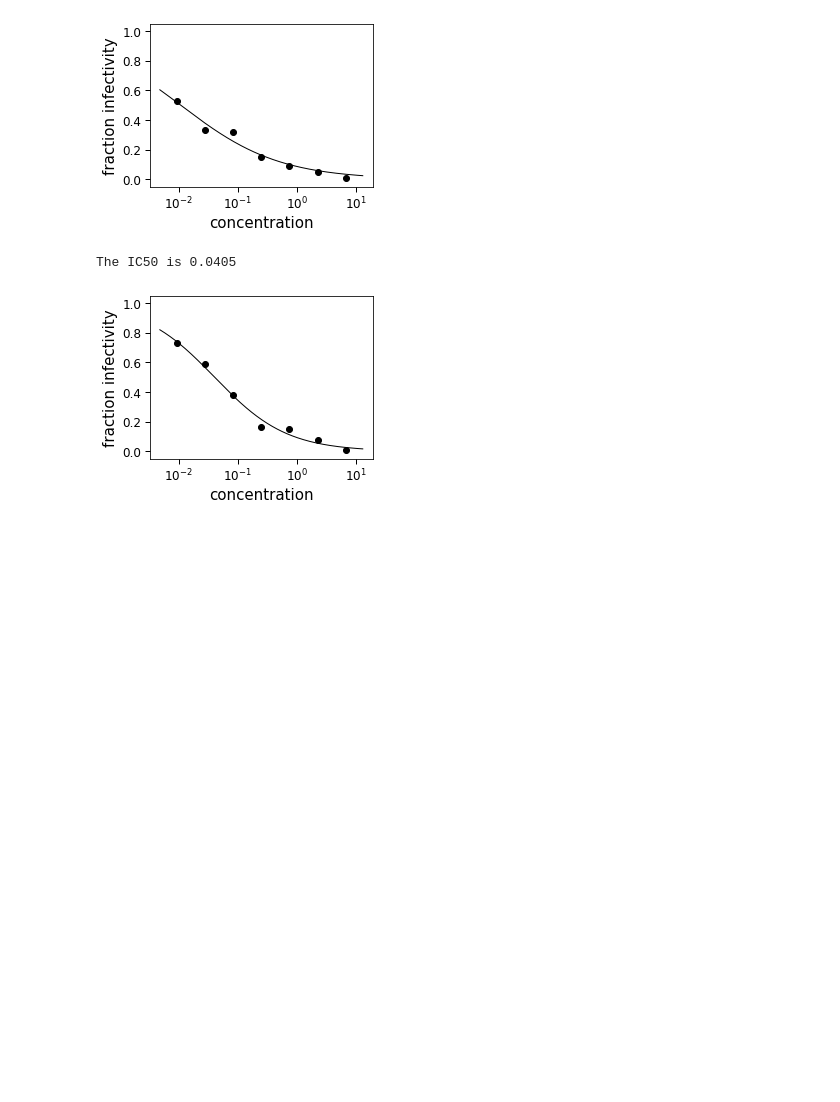
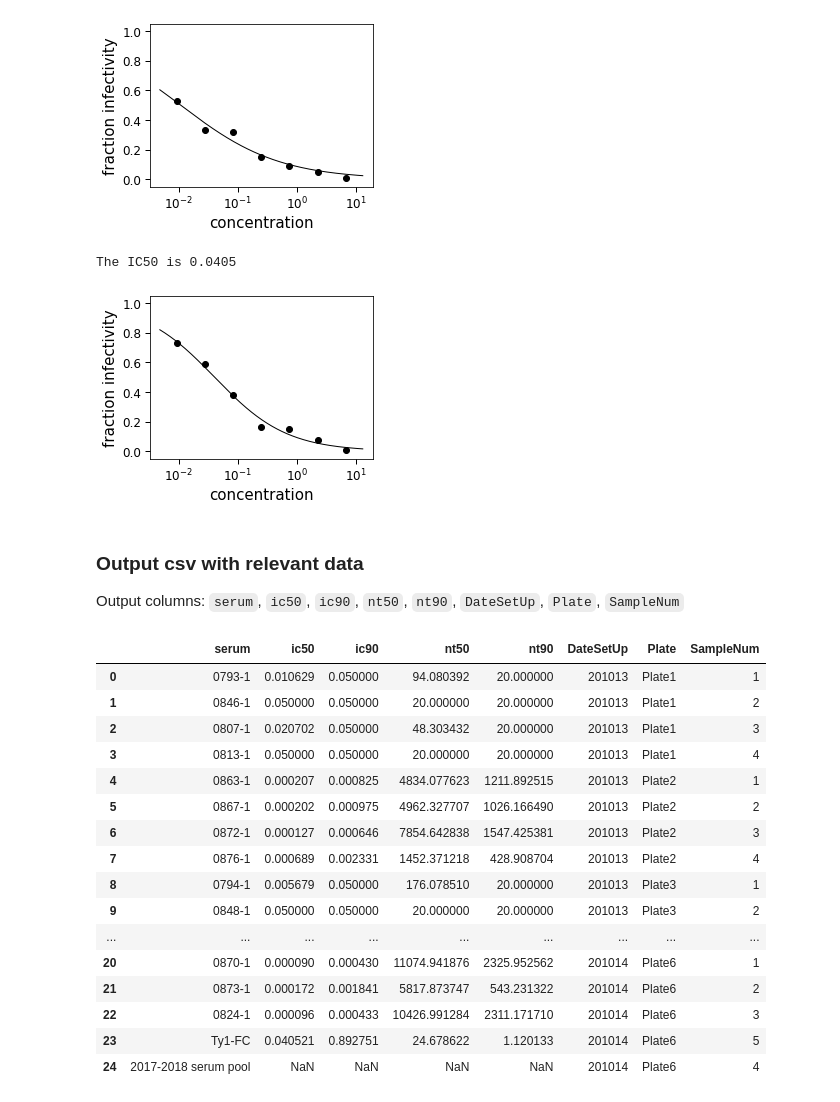
Before and after one commit to jbloomlab/RBD_nanoparticle_vaccine, a Jupyter notebook: MouseNeuts.ipynb, the cells around one changed output. Cells and saved outputs as stored; diff of their text form; code cells hidden in the pictures; blank space fills up the shorter version.

Commit message:
add csv of interim results

```diff
--- a/MouseNeuts.ipynb
+++ b/MouseNeuts.ipynb
@@ -230,3 +198,33 @@ fig, ax = curve.plot()
 # %% [output]
 The IC50 is 0.0405
 [figure]
+# %% [markdown]
+### Output csv with relevant data
+
+Output columns: `serum`, `ic50`, `ic90`, `nt50`, `nt90`, `DateSetUp`, `Plate`, `SampleNum`
+# %%
+all_data_df = pd.concat([df_fits_rnd1, df_fits_rnd2])
+
+export_df = all_data_df[['serum', 'ic50', 'ic90', 'nt50', 'nt90', 'DateSetUp', 'Plate', 'SampleNum']]
+
+display(export_df)
+
+export_df.to_csv('./interim_results.csv')
+# %% [output]
+|  | serum | ic50 | ic90 | nt50 | nt90 | DateSetUp | Plate | SampleNum |
+| 0 | 0793-1 | 0.010629 | 0.050000 | 94.080392 | 20.000000 | 201013 | Plate1 | 1 |
+| 1 | 0846-1 | 0.050000 | 0.050000 | 20.000000 | 20.000000 | 201013 | Plate1 | 2 |
+| 2 | 0807-1 | 0.020702 | 0.050000 | 48.303432 | 20.000000 | 201013 | Plate1 | 3 |
+| 3 | 0813-1 | 0.050000 | 0.050000 | 20.000000 | 20.000000 | 201013 | Plate1 | 4 |
+| 4 | 0863-1 | 0.000207 | 0.000825 | 4834.077623 | 1211.892515 | 201013 | Plate2 | 1 |
+| 5 | 0867-1 | 0.000202 | 0.000975 | 4962.327707 | 1026.166490 | 201013 | Plate2 | 2 |
+| 6 | 0872-1 | 0.000127 | 0.000646 | 7854.642838 | 1547.425381 | 201013 | Plate2 | 3 |
+| 7 | 0876-1 | 0.000689 | 0.002331 | 1452.371218 | 428.908704 | 201013 | Plate2 | 4 |
+| 8 | 0794-1 | 0.005679 | 0.050000 | 176.078510 | 20.000000 | 201013 | Plate3 | 1 |
+| 9 | 0848-1 | 0.050000 | 0.050000 | 20.000000 | 20.000000 | 201013 | Plate3 | 2 |
+| ... | ... | ... | ... | ... | ... | ... | ... | ... |
+| 20 | 0870-1 | 0.000090 | 0.000430 | 11074.941876 | 2325.952562 | 201014 | Plate6 | 1 |
+| 21 | 0873-1 | 0.000172 | 0.001841 | 5817.873747 | 543.231322 | 201014 | Plate6 | 2 |
+| 22 | 0824-1 | 0.000096 | 0.000433 | 10426.991284 | 2311.171710 | 201014 | Plate6 | 3 |
+| 23 | Ty1-FC | 0.040521 | 0.892751 | 24.678622 | 1.120133 | 201014 | Plate6 | 5 |
+| 24 | 2017-2018 serum pool | NaN | NaN | NaN | NaN | 201014 | Plate6 | 4 |
```
Also changed, not shown: parts of 5 cells of this notebook, 2 other files.
